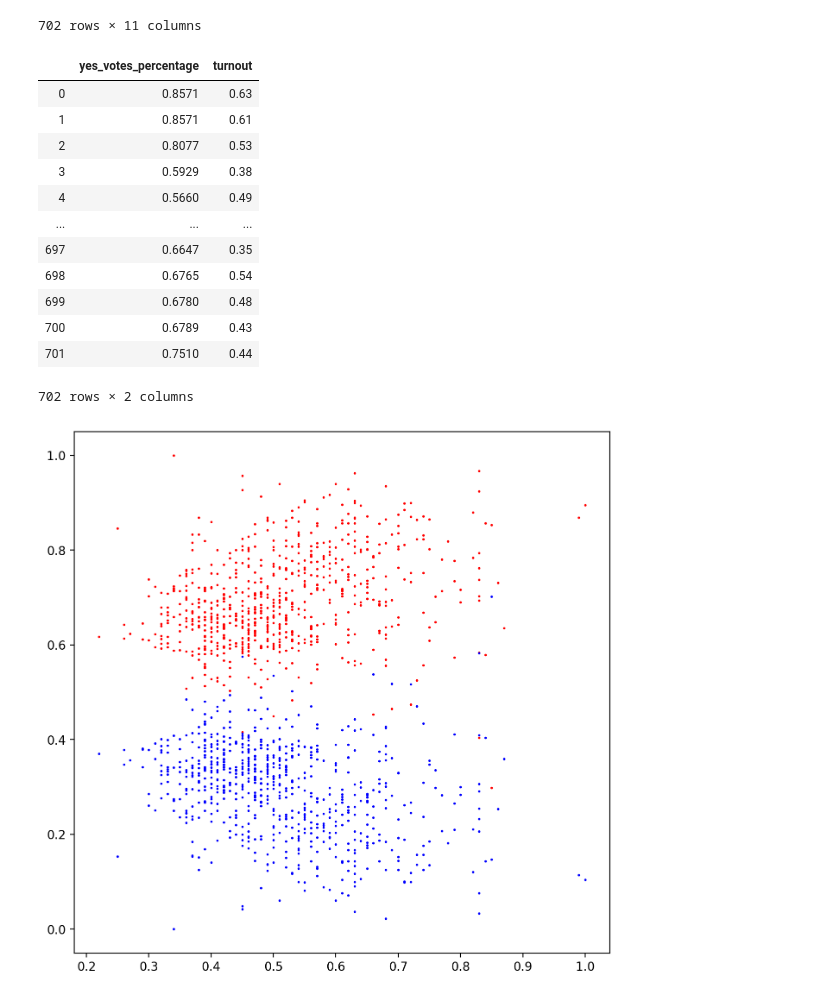
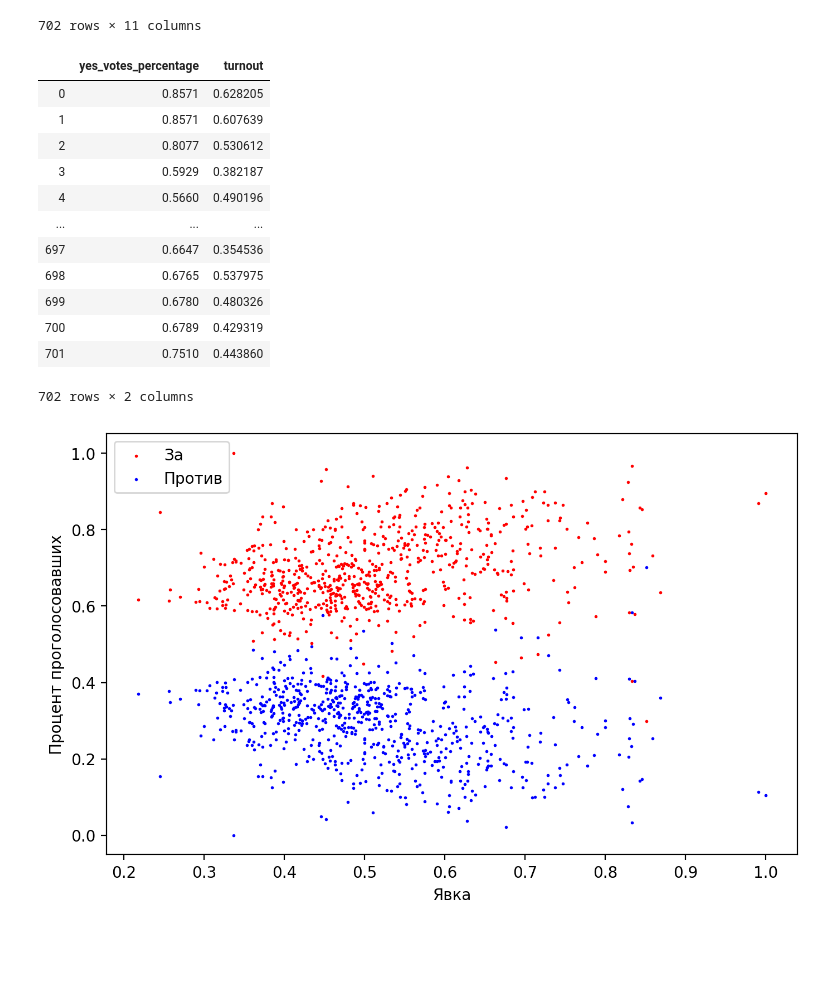
Before and after one commit to ectuser/ConstitutionVoteAnalysis, a Jupyter notebook: Data/Analysis.ipynb, the cells around one changed output. Saved outputs shown, nothing was run; the diff lists cells and outputs as text; code cells hidden in the pictures; blank space fills up the shorter version.

Commit message:
Updated data

```diff
--- a/Data/Analysis.ipynb
+++ b/Data/Analysis.ipynb
@@ -3,7 +3,7 @@ import pandas as pd
 import matplotlib.pyplot as plt
 from matplotlib.pyplot import figure
 # %%
-data = pd.read_csv('res.csv')
+data = pd.read_csv('res1.csv')
 data
 # %% [output]
 |  | territory | ec_number | participants_number | given_bulletins_number | returned_bulletins_number | ... |
@@ -30,22 +30,25 @@ data[['yes_votes_percentage', 'turnout']]
 # data.loc[:, 'yes_votes_percentage':'turnout']
 # %% [output]
 |  | yes_votes_percentage | turnout |
-| 0 | 0.8571 | 0.63 |
-| 1 | 0.8571 | 0.61 |
-| 2 | 0.8077 | 0.53 |
-| 3 | 0.5929 | 0.38 |
-| 4 | 0.5660 | 0.49 |
+| 0 | 0.8571 | 0.628205 |
+| 1 | 0.8571 | 0.607639 |
+| 2 | 0.8077 | 0.530612 |
+| 3 | 0.5929 | 0.382187 |
+| 4 | 0.5660 | 0.490196 |
 | ... | ... | ... |
-| 697 | 0.6647 | 0.35 |
-| 698 | 0.6765 | 0.54 |
-| 699 | 0.6780 | 0.48 |
-| 700 | 0.6789 | 0.43 |
-| 701 | 0.7510 | 0.44 |
+| 697 | 0.6647 | 0.354536 |
+| 698 | 0.6765 | 0.537975 |
+| 699 | 0.6780 | 0.480326 |
+| 700 | 0.6789 | 0.429319 |
+| 701 | 0.7510 | 0.443860 |
 702 rows × 2 columns
 # %%
-figure(num=None, figsize=(8, 8), dpi=200, facecolor='w', edgecolor='k')
-plt.scatter(data['turnout'], data['yes_votes_percentage'], c='r', s=1)
-plt.scatter(data['turnout'], data['no_votes_percentage'], c='b', s=1)
+figure(num=None, figsize=(8, 5), dpi=200, facecolor='w', edgecolor='k')
+plt.scatter(data['turnout'], data['yes_votes_percentage'], c='r', s=1, label="За")
+plt.scatter(data['turnout'], data['no_votes_percentage'], c='b', s=1, label="Против")
+plt.xlabel('Явка')
+plt.ylabel('Процент проголосовавших')
+plt.legend(loc='upper left')
 plt.show()
 # %% [output]
-[figure, old version]
+[figure, new version]
```
Also changed, not shown: 1 other file.
